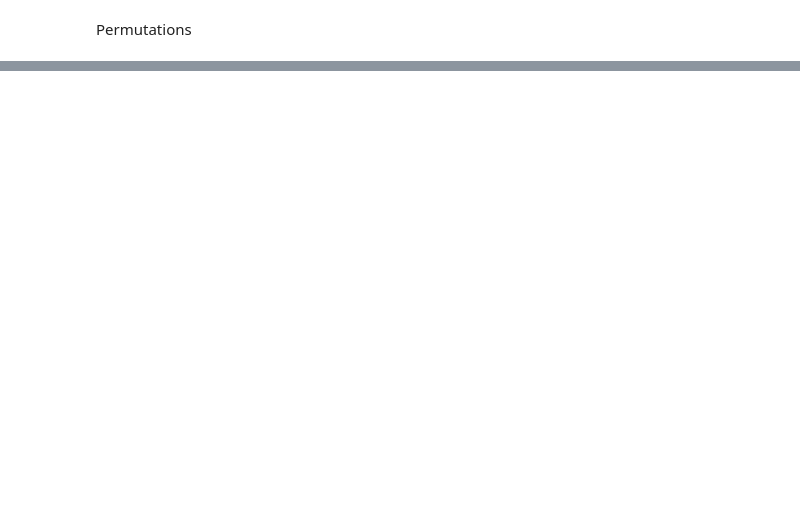
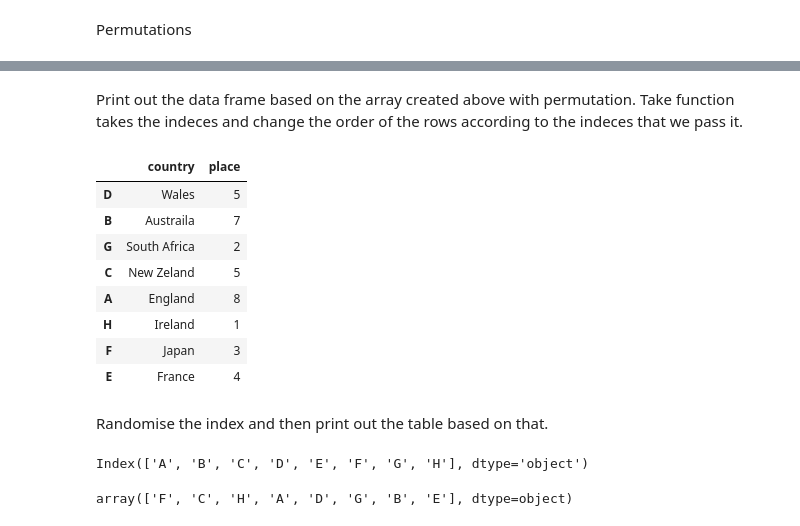
Before and after one commit to bexiturley/assignment-2019-programming-and-data-analysis, a Jupyter notebook: numpyrandom.ipynb, the cells around one changed output, grey strips where cells are left out. Drawn from its saved outputs; the diff is of its cells as text; code cells hidden in the pictures; blank space fills up the shorter version.

```diff
--- a/numpyrandom.ipynb
+++ b/numpyrandom.ipynb
@@ -214,0 +261,24 @@ ModuleNotFoundError: No module named 'permutation'
+# %% [markdown]
+Print out the data frame based on the array created above with permutation. Take function takes the indeces and change the order of the rows according to the indeces that we pass it.
+# %%
+df.take(b)
+# %% [output]
+|  | country | place |
+| D | Wales | 5 |
+| B | Austraila | 7 |
+| G | South Africa | 2 |
+| C | New Zeland | 5 |
+| A | England | 8 |
+| H | Ireland | 1 |
+| F | Japan | 3 |
+| E | France | 4 |
+# %% [markdown]
+Randomise the index and then print out the table based on that.
+# %%
+df.index
+# %% [output]
+Index(['A', 'B', 'C', 'D', 'E', 'F', 'G', 'H'], dtype='object')
+# %%
+np.random.permutation(df.index)
+# %% [output]
+array(['F', 'C', 'H', 'A', 'D', 'G', 'B', 'E'], dtype=object)
```
Also changed, not shown: parts of 33 cells of this notebook.
